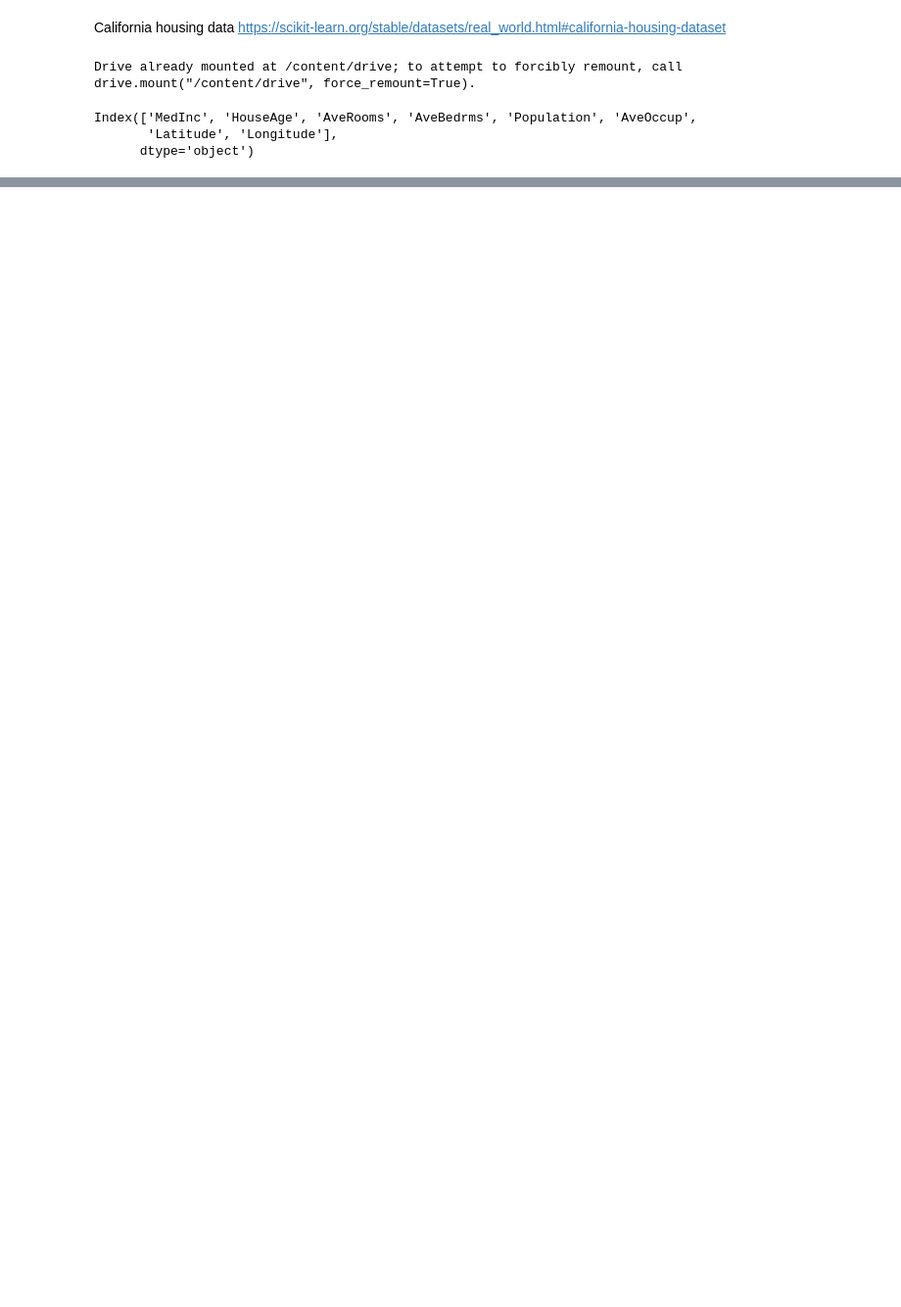
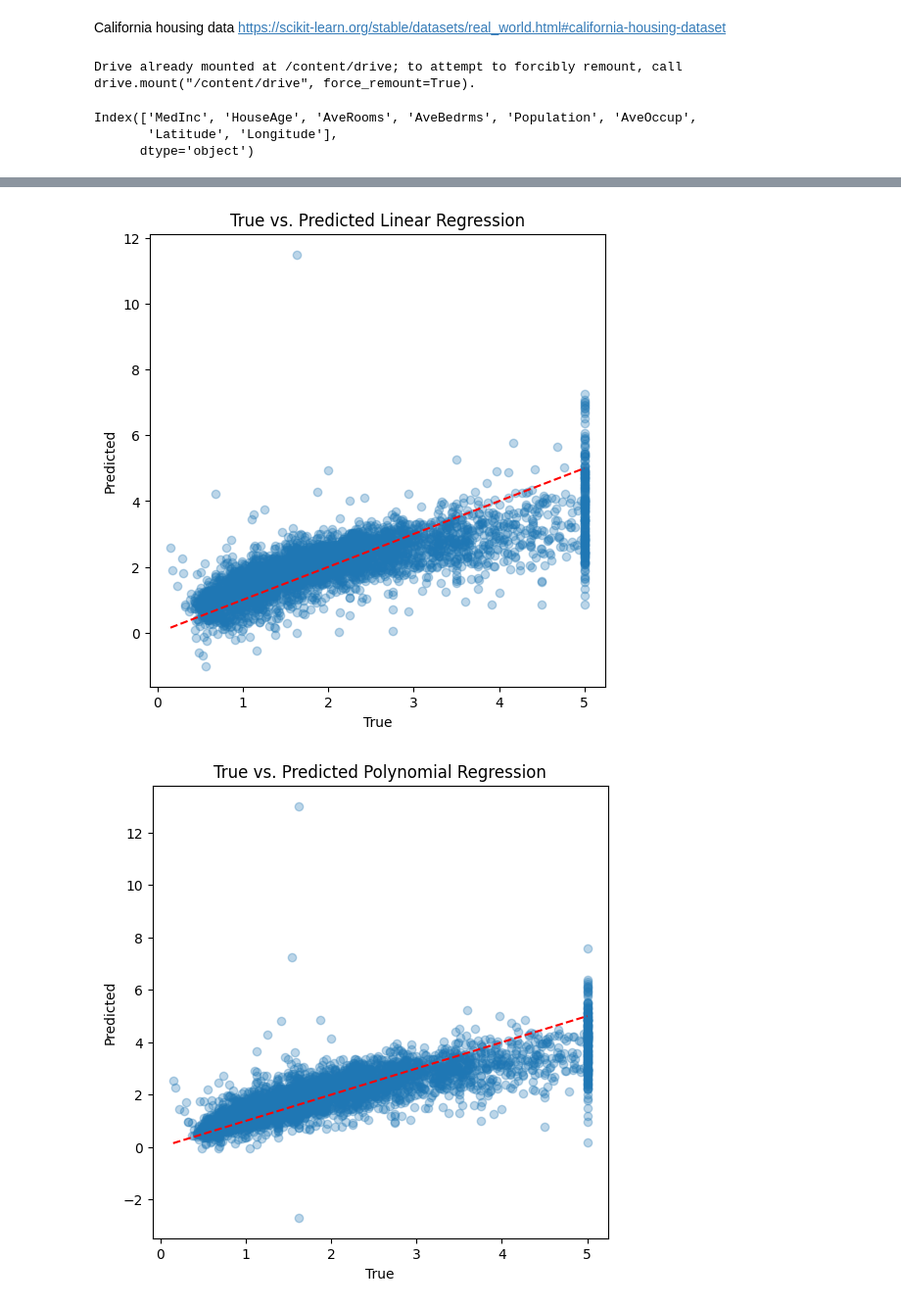
Before and after one commit to yiheng870106/California-housing, a Jupyter notebook: notebooks/Regression Analysis on California Housing Data.ipynb, the cells around one changed output, grey strips where cells are left out. Shown at 98% size. Saved outputs shown, nothing was run; the diff lists cells and outputs as text; code cells hidden in the pictures; blank space fills up the shorter version.

```diff
--- a/notebooks/Regression Analysis on California Housing Data.ipynb
+++ b/notebooks/Regression Analysis on California Housing Data.ipynb
@@ -42,3 +44,10 @@ Index(['MedInc', 'HouseAge', 'AveRooms', 'AveBedrms', 'Population', 'AveOccup',
 # %%
 # Train/test split
 X_train, X_test, y_train, y_test = train_test_split(X, y, test_size=0.20, random_state=42)
+
+# standardize
+for col in X_train.columns:
+    mean = X_train[col].mean()
+    std = X_train[col].std()
+    X_train[col] = (X_train[col] - mean) / std
+    X_test[col] = (X_test[col] - mean) / std
@@ -135,0 +93,44 @@ results_df
+# %%
+# regress the median house value for California districts on the eight predictor variables.
+model_list = [
+    ("Linear Regression", LinearRegression()),
+    ("Polynomial Regression", make_pipeline(PolynomialFeatures(degree=2,include_bias=False), LinearRegression())),
+    ("Ridge Regression", RidgeCV(
+        alphas=[0.001, 0.01, 0.1, 1, 10, 100, 1000],
+        scoring="r2",
+        cv=10)),
+    ("Lasso Regression", LassoCV(
+        alphas=[0.001, 0.01, 0.1, 1, 10, 100, 1000],
+        cv=10)),
+    ("ElasticNet Regression", ElasticNetCV(
+        alphas=[0.001, 0.01, 0.1, 1, 10, 100, 1000],
+        l1_ratio=[0.1, 0.5, 0.9],
+        cv=10,
+        max_iter=10000)),
+    ("Decision Tree Regression", DecisionTreeRegressor(
+        max_depth=8,
+        min_samples_leaf=20,
+        random_state=42)),
+    ("Random Forest Regression", RandomForestRegressor(
+        n_estimators=200,
+        max_depth=None,
+        min_samples_leaf=5,
+        random_state=42,
+        n_jobs=-1)),
+    ("Gradient Boosting Regression", GradientBoostingRegressor(
+        n_estimators=300,
+        learning_rate=0.05,
+        max_depth=3,
+        random_state=42)),
+    ("HistGradientBoosting Regression", HistGradientBoostingRegressor(
+        learning_rate=0.05,
+        max_iter=300,
+        max_leaf_nodes=31,
+        random_state=42))
+]
+
+results_path = RESULTS_DIR / "results.csv"
+results_df = evaluate_model(model_list, X_train, y_train, X_test, y_test, results_path)
+# %% [output]
+[figure, added]
+[figure, added]
```
Also changed, not shown: parts of 9 cells of this notebook, 16 other files.
